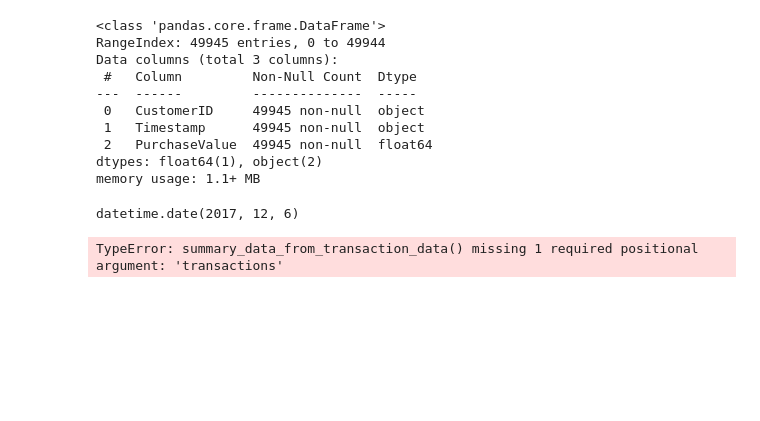
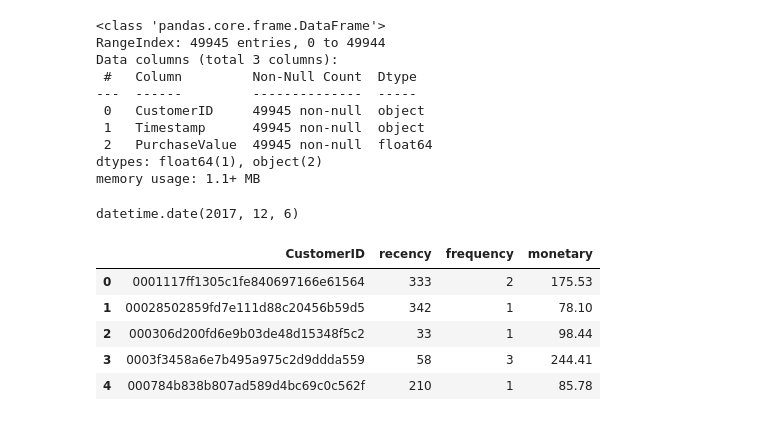
Before and after one commit to pradeepvaranasi/ecommerce_clv, a Jupyter notebook: ecommerce_clv_lifetimes.ipynb, the cells around one changed output. Drawn from its saved outputs; the diff is of its cells as text; code cells hidden in the pictures; blank space fills up the shorter version.

```diff
--- a/ecommerce_clv_lifetimes.ipynb
+++ b/ecommerce_clv_lifetimes.ipynb
@@ -158,11 +164,18 @@ from lifetimes.estimation import *
-# %%
-
-# Create summary data for Lifetimes
-
-df_clv = summary_data_from_transaction_data( customer_id_col=df['CustomerID'],
-                                            datetime_col=df['Timestamp'],
-                                            monetary_value_col=df['PurchaseValue'],
-                                            observation_period_end='2017-12-6')
-df_clv.head()
-# %% [output]
-TypeError: summary_data_from_transaction_data() missing 1 required positional argument: 'transactions'
+# %%
+# Create rfm data for Lifetimes
+max_date = df['Timestamp'].max()
+
+rfm = df.groupby('CustomerID').agg({'Timestamp': lambda x: (max_date - x.max()).days,
+                                    'CustomerID': lambda x: x.count(),
+                                    'PurchaseValue': lambda x: x.sum()})
+
+rfm.columns = ['recency', 'frequency', 'monetary']
+rfm = rfm.reset_index()
+rfm.head()
+# %% [output]
+|  | CustomerID | recency | frequency | monetary |
+| 0 | 0001117ff1305c1fe840697166e61564 | 333 | 2 | 175.53 |
+| 1 | 00028502859fd7e111d88c20456b59d5 | 342 | 1 | 78.10 |
+| 2 | 000306d200fd6e9b03de48d15348f5c2 | 33 | 1 | 98.44 |
+| 3 | 0003f3458a6e7b495a975c2d9ddda559 | 58 | 3 | 244.41 |
+| 4 | 000784b838b807ad589d4bc69c0c562f | 210 | 1 | 85.78 |
```
Also changed, not shown: parts of 15 cells of this notebook.
